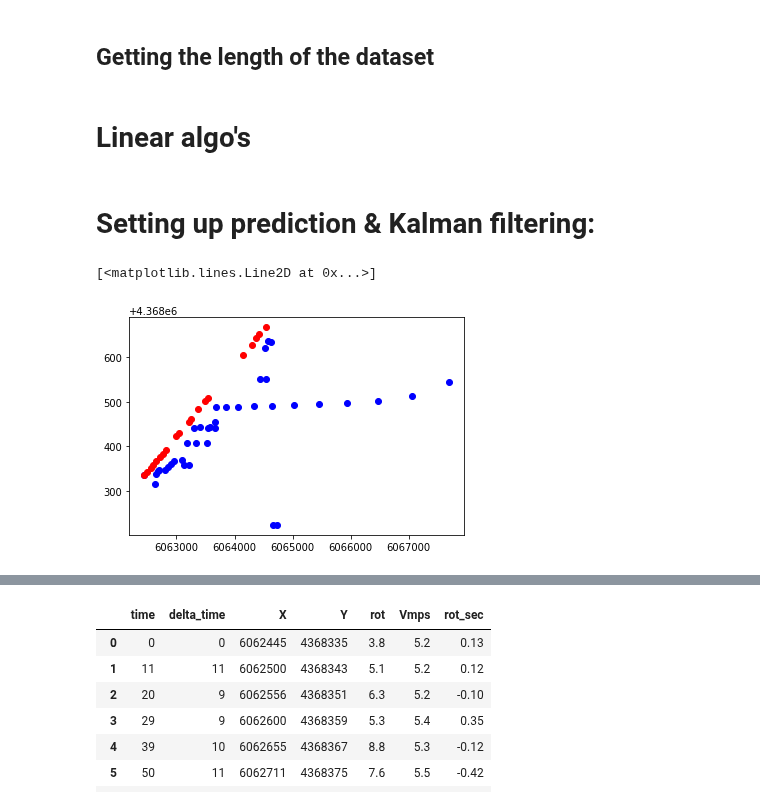
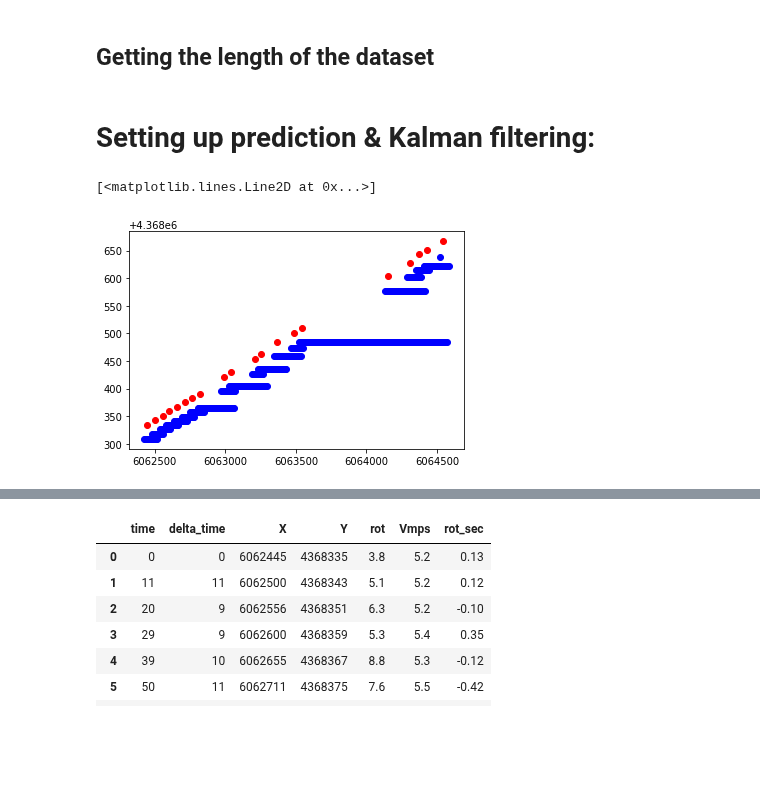
Before and after one commit to cnburger/AIS_KalmanFilter, a Jupyter notebook: Kalman Filter _ NewMethod.ipynb, the cells around one changed output, grey strips where cells are left out. Saved outputs shown, nothing was run; the diff lists cells and outputs as text; code cells hidden in the pictures; blank space fills up the shorter version.

```diff
--- a/Kalman Filter _ NewMethod.ipynb
+++ b/Kalman Filter _ NewMethod.ipynb
@@ -140,8 +115,8 @@ def est_coord_X_Y(a_x, a_y, prev_X, prev_Y, deltaTime):
     return X_k, Y_k
 # %%
 def predict_state(A,X_prev, a_x,a_y,deltaTIME):
-    Bu_k = np.array([[a_x*deltaTIME*deltaTIME*0.5],
-                     [a_y*deltaTIME*deltaTIME*0.5],
+    Bu_k = np.array([[a_x*deltaTIME*deltaTIME/2],
+                     [a_y*deltaTIME*deltaTIME/2],
                      [a_x*deltaTIME],
                      [a_y*deltaTIME]])
 
@@ -154,15 +129,17 @@ def get_state_vector_Xk_finalDF(data_frame, stateNo):
 
     #X coordinate
     X_coord = data_frame.iloc[stateNo,0]
+    X_coord_1 = data_frame.iloc[stateNo-1,0]
 
     #Y coordinate
     Y_coord = data_frame.iloc[stateNo,1]
+    Y_coord_1 = data_frame.iloc[stateNo-1,1]
 
     #Vk - speed over ground
-    sog = data_frame.iloc[stateNo,2]
+    sog = np.sqrt(data_frame.iloc[stateNo,2]**2 + data_frame.iloc[stateNo,3]**2)
 
     #Course over ground
-    cog = data_frame.iloc[stateNo,3]
+    cog = np.arctan((Y_coord-Y_coord_1)/(X_coord-X_coord_1))
 
 
     #retunr state
@@ -199,5 +176,3 @@ def adjust_err_cov(I,Kk,H,P_k):
 ## Getting the length of the dataset
 # %%
 data_length = len(new_kalman_data)
-# %% [markdown]
-# Linear algo's
@@ -210,3 +179,28 @@ def delta_X_Y_pred(state_in, a_x, a_y):
+# %%
+def calc_a_x_y(data_frame, stateNo, deltaTime):
+
+    #Vk - speed over ground metre per second
+    sog = data_frame.iloc[stateNo,5]
+
+    #Vk_1
+    sog_1 = data_frame.iloc[stateNo-1,5]
+    #Course over ground - current state
+    cog = data_frame.iloc[stateNo,4]
+    #Course over ground - previous state
+    cog_prev = data_frame.iloc[stateNo-1,4]
+    #Rate of turn - degrees per second
+    rot = data_frame.iloc[stateNo,6]
+
+    # X-Acceleration
+    top_x = sog*np.cos(deg_to_rad(cog) + deg_to_rad(rot*deltaTime)) - sog_1*np.cos(deg_to_rad(cog_prev))
+    a_x = top_x/deltaTime
+
+    # Y-Acceleration
+    top_y = sog*np.sin(deg_to_rad(cog) + deg_to_rad(rot*deltaTime)) - sog_1*np.sin(deg_to_rad(cog_prev))
+    a_y = top_y/deltaTime
+
+
+    return a_x, a_y
 # %% [markdown]
 # Setting up prediction & Kalman filtering:
 # %%
@@ -330,14 +326,14 @@ for i in range(1,data_length):
 # %%
 x_pred = df_final.iloc[:,0].values
 y_pred = df_final.iloc[:,1].values
 
 
 
-plt.plot(x_pred[np.arange(1,len(x_pred),10)],y_pred[np.arange(1,len(x_pred),10)], "bo")
+plt.plot(x_pred[np.arange(2,len(x_pred),1)],y_pred[np.arange(2,len(x_pred),1)], "bo")
 plt.plot(polish_data.iloc[:,2].values ,polish_data.iloc[:,3].values, "ro")
 # %% [output]
 [<matplotlib.lines.Line2D at 0x...>]
-[figure, old version]
+[figure, new version]
 # %%
 plt.plot(np.arange(0,len(df_final.iloc[:,3])),df_final.iloc[:,2])
 # %% [output]
```
Also changed, not shown: parts of 10 cells of this notebook.
